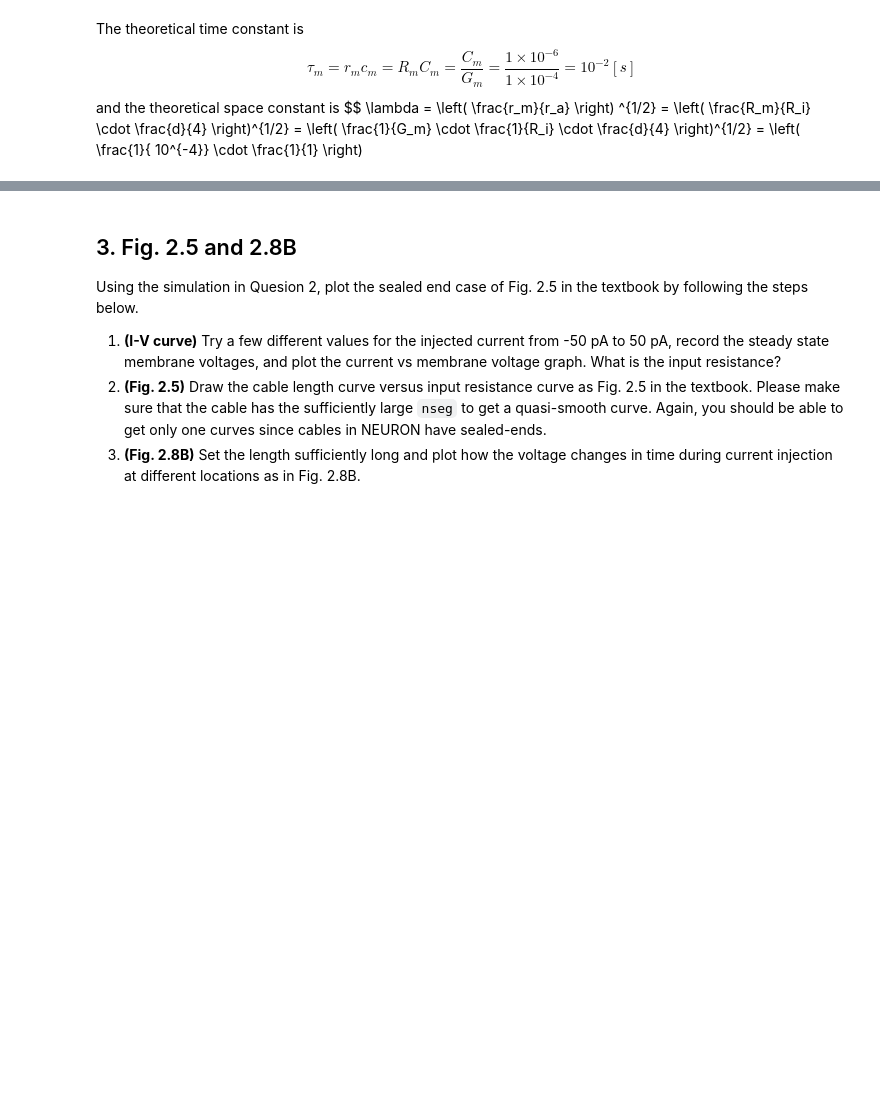
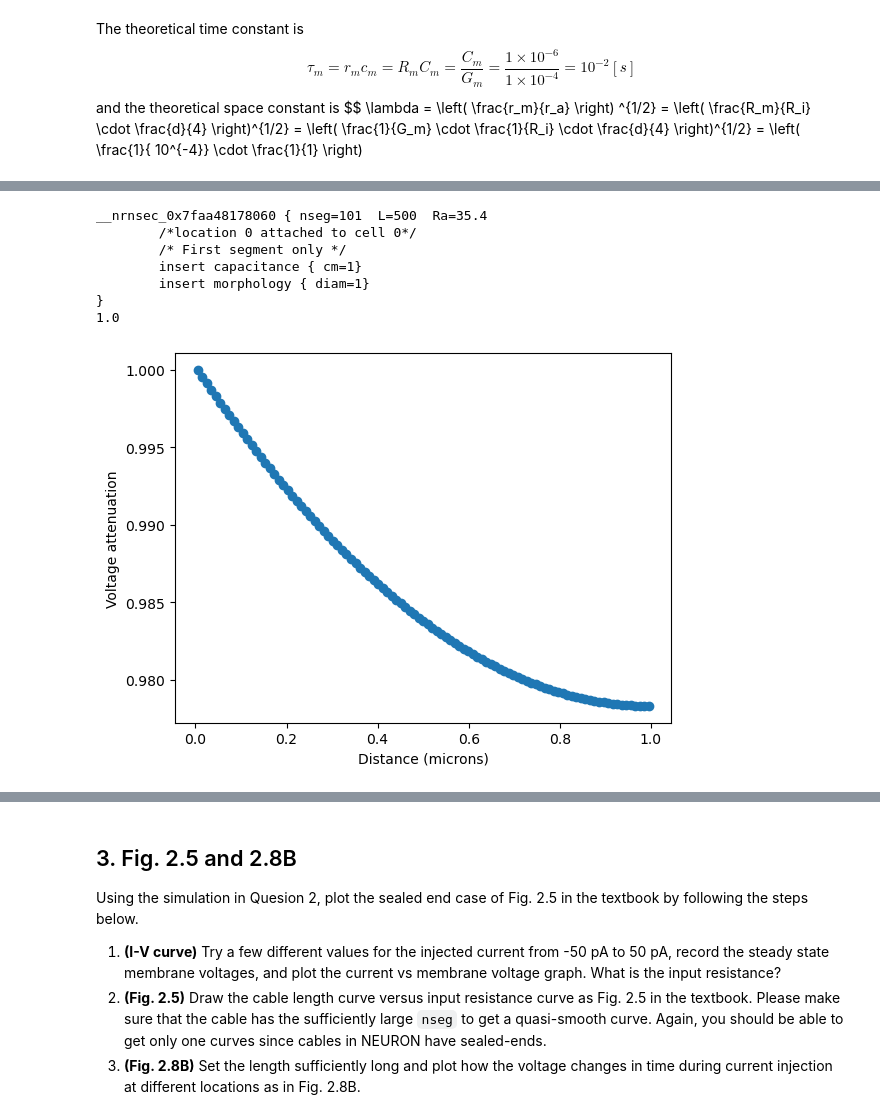
Before and after one commit to stash-196/course_CompNeuro_a310_cns_2023, a Jupyter notebook: homework_1/homework_1.ipynb, the cells around one changed output, grey strips where cells are left out. Drawn from its saved outputs; the diff is of its cells as text; code cells hidden in the pictures; blank space fills up the shorter version.

```diff
--- a/homework_1/homework_1.ipynb
+++ b/homework_1/homework_1.ipynb
@@ -132,16 +145,20 @@ with the following specifications:
 # %%
 from neuron import h, gui
 axon = h.Section(name="axon")
-axon.L = 500 # 1000 um long
+axon.L = 1000 #um long
 axon.diam = 1 # 1 um diameter
 axon.insert("pas")
 axon.g_pas = 1e-4
+axon.nseg = 1001
 
 # print(axon.psection())
 print('axon status:', h.psection())
 
-
 h.tstop = 1e5
 h.init()
-h.run()
+
+ic = h.IClamp(axon(1e-5))
+ic.delay = 0
+ic.dur = 3e2
+ic.amp = .05
 # %% [output]
@@ -209,0 +301,51 @@ Error:
+# %%
+from neuron import h
+import matplotlib.pyplot as plt
+
+# Create an axon section
+axon = h.Section()
+axon.L = 500 # 1000 um long
+axon.diam = 1 # 1 um diameter
+# axon.insert("pas")
+# axon.g_pas = 1e-4
+axon.nseg = 101  # number of segments
+print(h.psection())
+
+
+
+# Insert an extracellular electrode at the center of the axon
+ic = h.IClamp(axon(1e-5))
+ic.delay = 0
+ic.dur = 3e2
+ic.amp = .05
+
+# Record the membrane potential at each segment of the axon
+vectors = []
+for seg in axon:
+    vec = h.Vector()
+    vec.record(seg._ref_v)
+    vectors.append(vec)
+
+# Run the simulation
+h.tstop = 100  # milliseconds
+h.run()
+
+# Extract the voltage traces and calculate the voltage attenuation
+voltage_traces = [vec.to_python() for vec in vectors]
+distances = [seg.x for seg in axon]
+attenuations = [voltage_traces[i][-1] / voltage_traces[0][-1] for i in range(len(voltage_traces))]
+
+# Plot the voltage attenuation curve
+plt.scatter(distances, attenuations)
+plt.xlabel('Distance (microns)')
+plt.ylabel('Voltage attenuation')
+plt.show()
+# %% [output]
+__nrnsec_0x7faa48178060 { nseg=101  L=500  Ra=35.4
+        /*location 0 attached to cell 0*/
+        /* First segment only */
+        insert capacitance { cm=1}
+        insert morphology { diam=1}
+}
+1.0
+[figure, added]
```
Also changed, not shown: parts of 8 cells of this notebook, 6 other files.
